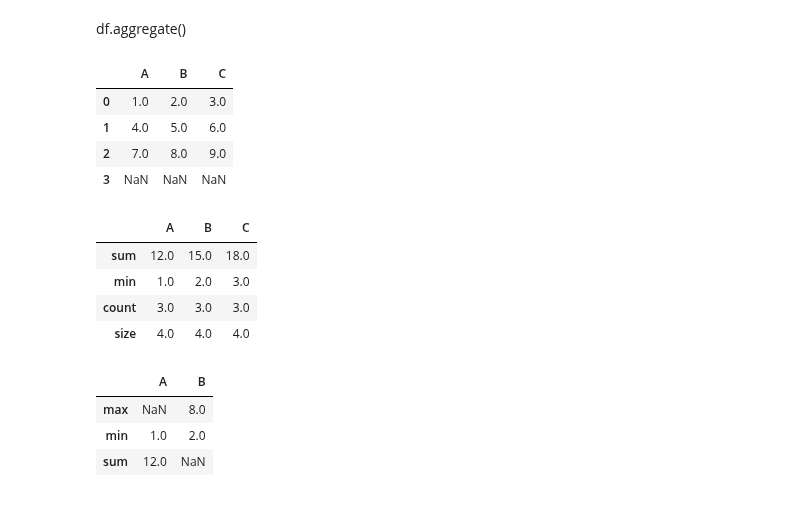
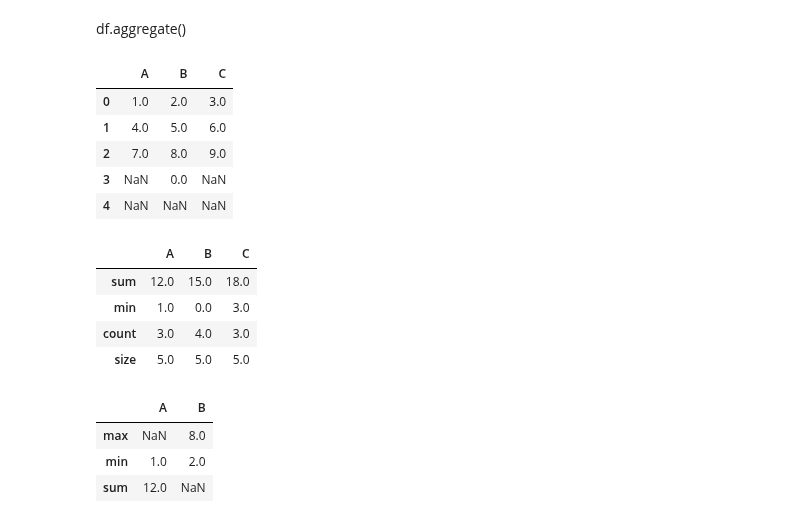
Before and after one commit to lselector/python_tutorials, a Jupyter notebook: c02_Pandas2.ipynb, the cells around one changed output. Cells and saved outputs as stored; diff of their text form; code cells hidden in the pictures.

```diff
--- a/c02_Pandas2.ipynb
+++ b/c02_Pandas2.ipynb
@@ -1188,16 +1185,19 @@ df.aggregate()
 # %%
 df = pd.DataFrame([[1,      2,      3     ],
                    [4,      5,      6     ],
                    [7,      8,      9     ],
-                   [np.nan, np.nan, np.nan]],
+                   [np.nan, 0,      np.nan],
+                   [np.nan, np.nan, np.nan]
+                  ],
                   columns=['A', 'B', 'C'])
 display(df)
 # %% [output]
 |  | A | B | C |
 | 0 | 1.0 | 2.0 | 3.0 |
 | 1 | 4.0 | 5.0 | 6.0 |
 | 2 | 7.0 | 8.0 | 9.0 |
-| 3 | NaN | NaN | NaN |
+| 3 | NaN | 0.0 | NaN |
+| 4 | NaN | NaN | NaN |
 # %%
 # Aggregate these several functions over all rows.
 
@@ -1205,14 +1205,14 @@ display(df)
 df.agg(['sum', 'min', 'count', 'size'])
 
 # note in the output that:
-#   size() includes rows with nulls
+#   size() includes rows with all nulls
 #   count() doesn't include nulls
 # %% [output]
 |  | A | B | C |
 | sum | 12.0 | 15.0 | 18.0 |
-| min | 1.0 | 2.0 | 3.0 |
-| count | 3.0 | 3.0 | 3.0 |
-| size | 4.0 | 4.0 | 4.0 |
+| min | 1.0 | 0.0 | 3.0 |
+| count | 3.0 | 4.0 | 3.0 |
+| size | 5.0 | 5.0 | 5.0 |
 # %%
 # Different aggregations per column.
 df.agg({'A' : ['sum', 'min'], 'B' : ['min', 'max']})
```
Also changed, not shown: parts of 3 cells of this notebook.
